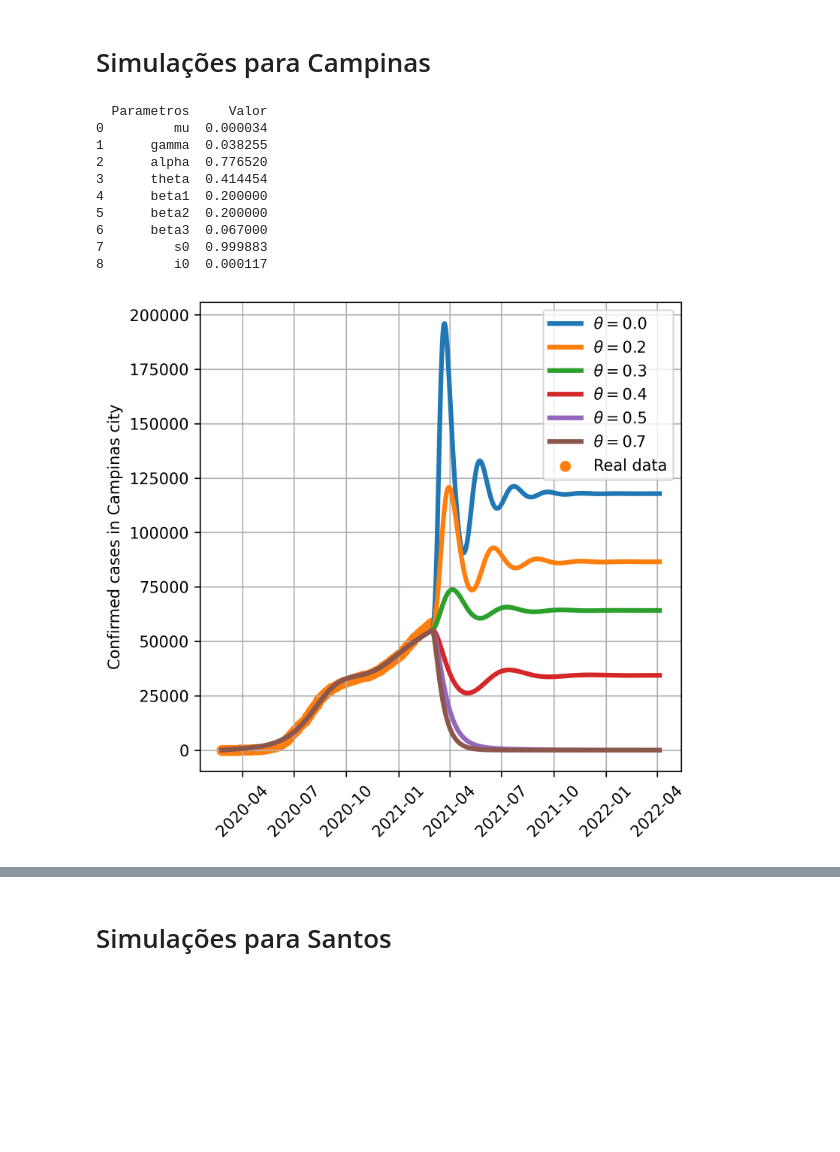
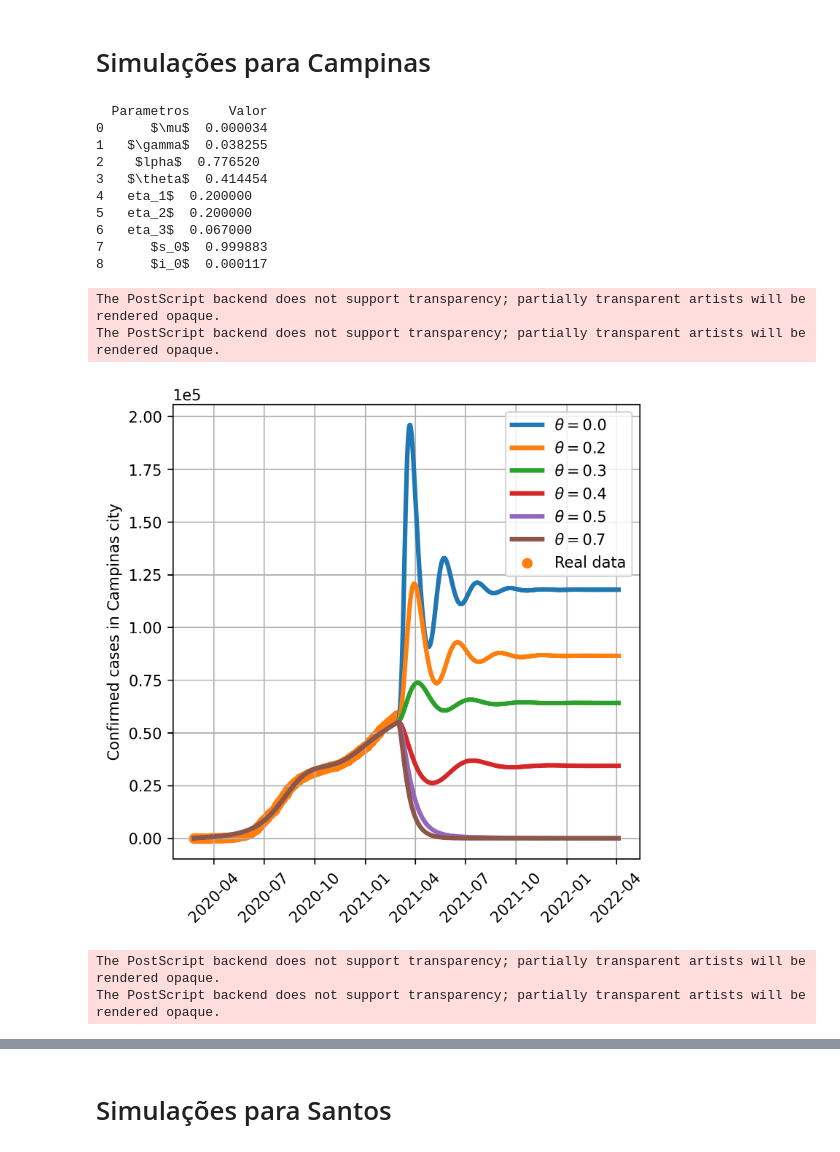
Before and after one commit to dferruzzo/Covid-19, a Jupyter notebook: simul_param_otim.ipynb, the cells around one changed output, grey strips where cells are left out. Saved outputs shown, nothing was run; the diff lists cells and outputs as text; code cells hidden in the pictures; blank space fills up the shorter version.

```diff
--- a/simul_param_otim.ipynb
+++ b/simul_param_otim.ipynb
@@ -342,6 +346,7 @@ def simul_campinas():
     ax1.set_ylabel('Confirmed cases in Campinas city')
     ax1.format_xdata = mdates.DateFormatter('%y-%m')
     #ax1.xaxis.set_major_locator(MonthLocator())
+    ax1.ticklabel_format(axis='y', style='sci',scilimits=(4,5))
     ax1.xaxis.set_tick_params(rotation=45)
     #ax.autoscale(enable=True, axis='both', tight=True)
     ax1.grid(True)
@@ -349,7 +354,7 @@ def simul_campinas():
     #ax1.set_xlabel('Datas')
     #ax1.legend(title='Índice de Isolamento')
     ax1.legend()
-    plt.savefig('figures/theta_variavel_campinas.png')
+    plt.savefig('figures/theta_variavel_campinas.eps', format='eps')
     plt.show()
     #
     # Segunda figura com theta fixo e omega variável
@@ -384,6 +389,7 @@ def simul_campinas():
     ax2.scatter(dias_dados, campinas_casos, color='tab:orange', label='Real data')
     ax2.format_xdata = mdates.DateFormatter('%y-%m')
     #ax1.xaxis.set_major_locator(MonthLocator())
+    ax2.ticklabel_format(axis='y', style='sci',scilimits=(4,5))
     ax2.xaxis.set_tick_params(rotation=45)
 
     #ax2.autoscale(enable=True, axis='both', tight=True)
@@ -393,7 +399,7 @@ def simul_campinas():
     #plt.legend(title='Esforço de Vacinação')
     ax2.set_ylabel('Confirmed cases in Campinas city')
     ax2.legend()
-    plt.savefig('figures/omega_variavel_campinas.png')
+    plt.savefig('figures/omega_variavel_campinas.eps', format='eps')
     plt.show()
 
     fig3, ax3 = plt.subplots(figsize=(fig_width, fig_height), dpi=fig_dpi)
@@ -419,7 +425,7 @@ def simul_campinas():
     ax3.set_ylabel('Isolation index, '+'$\\theta$')
     ax3.text(0.015, 0.24,'$g(\omega,\\theta)=1$', rotation=-45)
     #plt.title("Contornos da função $g(\\theta, \omega)$")
-    plt.savefig('figures/omega_x_theta_campinas.png')
+    plt.savefig('figures/omega_x_theta_campinas.eps', format='eps')
     plt.show()
 
      # rodando simulações para avaliar a estabilidade local do equilíbrio endêmico
@@ -437,42 +443,46 @@ def simul_campinas():
     p[1] = gamma_otm
     p[2] = alpha_otm
     p[4] = beta1_otm
     p[5] = beta2_otm
     p[6] = beta3_otm
 
     for i in range(n_omega):
         for j in range(n_theta):
             p[7] = omega_var[i]
             p[3] = theta_var[j]
             t, sol =  rk4(lambda t, x: modelo_vac_1(t, x, p), x0, t0, tf, h)
             endemic_equi_ss[i,j] = sol[-1,2]*campinas_pop_tot
 
     fig4, ax4 = plt.subplots(figsize=(fig_width, fig_height), dpi=fig_dpi)
 
     #cmap = plt.cm.get_cmap("winter")
     #cmap.set_under("magenta")
     #cmap.set_over("yellow")
 
     CS4 = ax4.contourf(xv, yv, endemic_equi_ss)
     ax4.set_xlabel('Vaccination effort , '+'$\omega$')
     ax4.set_ylabel('Isolation index, $\\theta$')
     plt.colorbar(CS4)
-    plt.title('Endemic Equilibrium steady state - Campinas')
-    plt.savefig('figures/omega_x_theta_campinas_2.png')
+    #plt.title('Endemic Equilibrium steady state - Campinas')
+    plt.savefig('figures/omega_x_theta_campinas_2.eps', format='eps')
     plt.show()
 
     return
 
 simul_campinas()
 # %% [output]
   Parametros     Valor
-0         mu  0.000034
-1      gamma  0.038255
-2      alpha  0.776520
-3      theta  0.414454
-4      beta1  0.200000
-5      beta2  0.200000
-6      beta3  0.067000
-7         s0  0.999883
-8         i0  0.000117
+0      $\mu$  0.000034
+1   $\gamma$  0.038255
+2    $lpha$  0.776520
+3   $\theta$  0.414454
+4   eta_1$  0.200000
+5   eta_2$  0.200000
+6   eta_3$  0.067000
+7      $s_0$  0.999883
+8      $i_0$  0.000117
+The PostScript backend does not support transparency; partially transparent artists will be rendered opaque.
+The PostScript backend does not support transparency; partially transparent artists will be rendered opaque.
-[figure, old version]
+[figure, new version]
+The PostScript backend does not support transparency; partially transparent artists will be rendered opaque.
+The PostScript backend does not support transparency; partially transparent artists will be rendered opaque.
```
Also changed, not shown: parts of 3 cells of this notebook, 52 other files.
